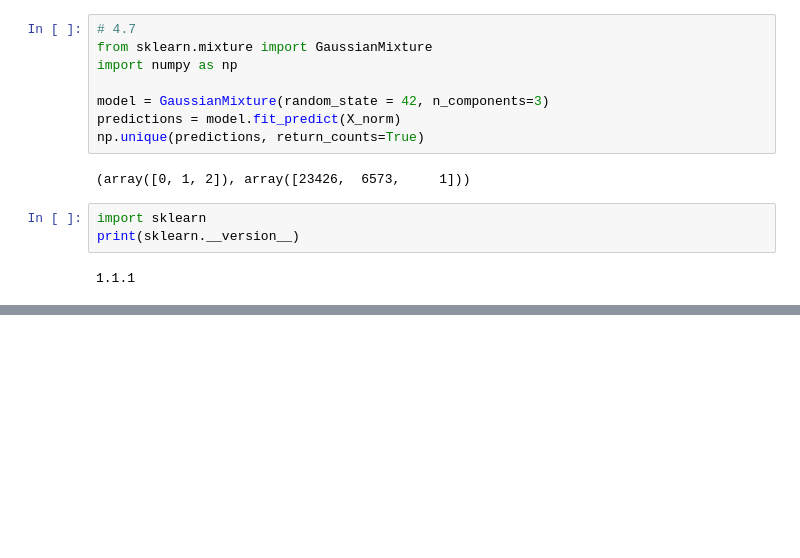
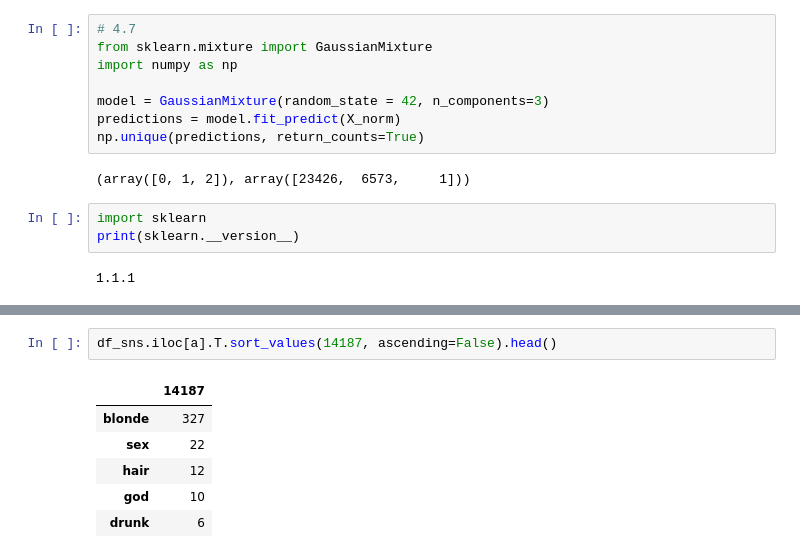
Before and after one commit to vlad-gor/SF_MATH_ML, a Jupyter notebook: MATH_ML_10/ML_10_4.ipynb, the cells around one changed output, grey strips where cells are left out. Saved outputs shown, nothing was run; the diff lists cells and outputs as text; blank space fills up the shorter version.

```diff
--- a/MATH_ML_10/ML_10_4.ipynb
+++ b/MATH_ML_10/ML_10_4.ipynb
@@ -149,3 +147,12 @@ df_sns.iloc[a]
 |  | basketball | football | soccer | softball | volleyball | swimming | cheerleading | baseball | tennis | ... |
 | 14187 | 0 | 2 | 0 | 0 | 0 | 1 | 0 | 0 | 0 | ... |
 1 rows × 37 columns
+# %%
+df_sns.iloc[a].T.sort_values(14187, ascending=False).head()
+# %% [output]
+|  | 14187 |
+| blonde | 327 |
+| sex | 22 |
+| hair | 12 |
+| god | 10 |
+| drunk | 6 |
```
Also changed, not shown: parts of 1 cell of this notebook, 1 other file.
